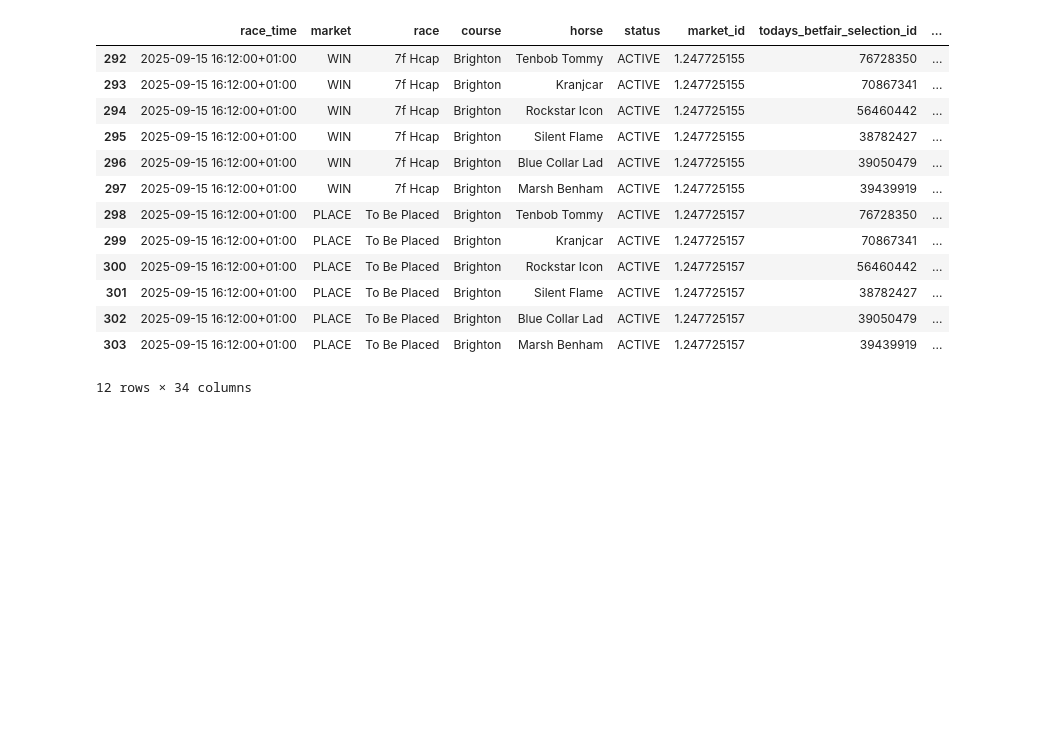
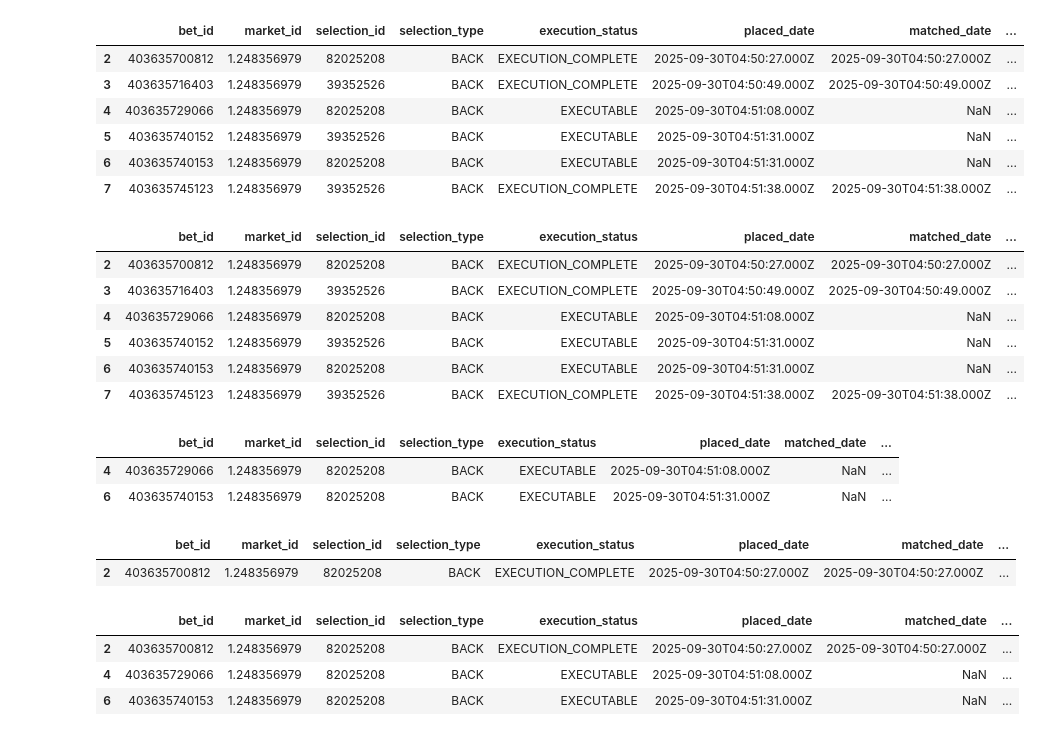
Before and after one commit to twattley/racing-api-project, a Jupyter notebook: notebooks/bf_client.ipynb, the cells around one changed output. Saved outputs shown, nothing was run; the diff lists cells and outputs as text; code cells hidden in the pictures; blank space fills up the shorter version.

```diff
--- a/notebooks/bf_client.ipynb
+++ b/notebooks/bf_client.ipynb
@@ -32,6 +46,0 @@ bf_client.get_past_orders_by_date_range(start, end)
-# %%
-current_orders = bf_client.get_current_orders()
-# %%
-current_orders = current_orders[
-    current_orders["execution_status"] == "EXECUTION_COMPLETE"
-]
@@ -66,17 +47,14 @@ Length: 7, dtype: datetime64[ns, Europe/London]
-# %%
-bf[bf['race_time']== '2025-09-15 16:12:00+01:00']
-# %% [output]
-|  | race_time | market | race | course | horse | status | market_id | todays_betfair_selection_id | ... |
-| 292 | 2025-09-15 16:12:00+01:00 | WIN | 7f Hcap | Brighton | Tenbob Tommy | ACTIVE | 1.247725155 | 76728350 | ... |
-| 293 | 2025-09-15 16:12:00+01:00 | WIN | 7f Hcap | Brighton | Kranjcar | ACTIVE | 1.247725155 | 70867341 | ... |
-| 294 | 2025-09-15 16:12:00+01:00 | WIN | 7f Hcap | Brighton | Rockstar Icon | ACTIVE | 1.247725155 | 56460442 | ... |
-| 295 | 2025-09-15 16:12:00+01:00 | WIN | 7f Hcap | Brighton | Silent Flame | ACTIVE | 1.247725155 | 38782427 | ... |
-| 296 | 2025-09-15 16:12:00+01:00 | WIN | 7f Hcap | Brighton | Blue Collar Lad | ACTIVE | 1.247725155 | 39050479 | ... |
-| 297 | 2025-09-15 16:12:00+01:00 | WIN | 7f Hcap | Brighton | Marsh Benham | ACTIVE | 1.247725155 | 39439919 | ... |
-| 298 | 2025-09-15 16:12:00+01:00 | PLACE | To Be Placed | Brighton | Tenbob Tommy | ACTIVE | 1.247725157 | 76728350 | ... |
-| 299 | 2025-09-15 16:12:00+01:00 | PLACE | To Be Placed | Brighton | Kranjcar | ACTIVE | 1.247725157 | 70867341 | ... |
-| 300 | 2025-09-15 16:12:00+01:00 | PLACE | To Be Placed | Brighton | Rockstar Icon | ACTIVE | 1.247725157 | 56460442 | ... |
-| 301 | 2025-09-15 16:12:00+01:00 | PLACE | To Be Placed | Brighton | Silent Flame | ACTIVE | 1.247725157 | 38782427 | ... |
-| 302 | 2025-09-15 16:12:00+01:00 | PLACE | To Be Placed | Brighton | Blue Collar Lad | ACTIVE | 1.247725157 | 39050479 | ... |
-| 303 | 2025-09-15 16:12:00+01:00 | PLACE | To Be Placed | Brighton | Marsh Benham | ACTIVE | 1.247725157 | 39439919 | ... |
-12 rows × 34 columns
+# %%
+# current_orders = bf_client.get_current_orders()
+prem = ['402856430993', '403044245441']
+cf = current_orders[~current_orders['bet_id'].isin(prem)]
+# %%
+cf
+# %% [output]
+|  | bet_id | market_id | selection_id | selection_type | execution_status | placed_date | matched_date | ... |
+| 2 | 403635700812 | 1.248356979 | 82025208 | BACK | EXECUTION_COMPLETE | 2025-09-30T04:50:27.000Z | 2025-09-30T04:50:27.000Z | ... |
+| 3 | 403635716403 | 1.248356979 | 39352526 | BACK | EXECUTION_COMPLETE | 2025-09-30T04:50:49.000Z | 2025-09-30T04:50:49.000Z | ... |
+| 4 | 403635729066 | 1.248356979 | 82025208 | BACK | EXECUTABLE | 2025-09-30T04:51:08.000Z | NaN | ... |
+| 5 | 403635740152 | 1.248356979 | 39352526 | BACK | EXECUTABLE | 2025-09-30T04:51:31.000Z | NaN | ... |
+| 6 | 403635740153 | 1.248356979 | 82025208 | BACK | EXECUTABLE | 2025-09-30T04:51:31.000Z | NaN | ... |
+| 7 | 403635745123 | 1.248356979 | 39352526 | BACK | EXECUTION_COMPLETE | 2025-09-30T04:51:38.000Z | 2025-09-30T04:51:38.000Z | ... |
@@ -82,0 +79,28 @@ bf[bf['race_time']== '2025-09-15 16:12:00+01:00']
+# %%
+cf
+# %% [output]
+|  | bet_id | market_id | selection_id | selection_type | execution_status | placed_date | matched_date | ... |
+| 2 | 403635700812 | 1.248356979 | 82025208 | BACK | EXECUTION_COMPLETE | 2025-09-30T04:50:27.000Z | 2025-09-30T04:50:27.000Z | ... |
+| 3 | 403635716403 | 1.248356979 | 39352526 | BACK | EXECUTION_COMPLETE | 2025-09-30T04:50:49.000Z | 2025-09-30T04:50:49.000Z | ... |
+| 4 | 403635729066 | 1.248356979 | 82025208 | BACK | EXECUTABLE | 2025-09-30T04:51:08.000Z | NaN | ... |
+| 5 | 403635740152 | 1.248356979 | 39352526 | BACK | EXECUTABLE | 2025-09-30T04:51:31.000Z | NaN | ... |
+| 6 | 403635740153 | 1.248356979 | 82025208 | BACK | EXECUTABLE | 2025-09-30T04:51:31.000Z | NaN | ... |
+| 7 | 403635745123 | 1.248356979 | 39352526 | BACK | EXECUTION_COMPLETE | 2025-09-30T04:51:38.000Z | 2025-09-30T04:51:38.000Z | ... |
+# %%
+ex
+# %% [output]
+|  | bet_id | market_id | selection_id | selection_type | execution_status | placed_date | matched_date | ... |
+| 4 | 403635729066 | 1.248356979 | 82025208 | BACK | EXECUTABLE | 2025-09-30T04:51:08.000Z | NaN | ... |
+| 6 | 403635740153 | 1.248356979 | 82025208 | BACK | EXECUTABLE | 2025-09-30T04:51:31.000Z | NaN | ... |
+# %%
+ec
+# %% [output]
+|  | bet_id | market_id | selection_id | selection_type | execution_status | placed_date | matched_date | ... |
+| 2 | 403635700812 | 1.248356979 | 82025208 | BACK | EXECUTION_COMPLETE | 2025-09-30T04:50:27.000Z | 2025-09-30T04:50:27.000Z | ... |
+# %%
+bd
+# %% [output]
+|  | bet_id | market_id | selection_id | selection_type | execution_status | placed_date | matched_date | ... |
+| 2 | 403635700812 | 1.248356979 | 82025208 | BACK | EXECUTION_COMPLETE | 2025-09-30T04:50:27.000Z | 2025-09-30T04:50:27.000Z | ... |
+| 4 | 403635729066 | 1.248356979 | 82025208 | BACK | EXECUTABLE | 2025-09-30T04:51:08.000Z | NaN | ... |
+| 6 | 403635740153 | 1.248356979 | 82025208 | BACK | EXECUTABLE | 2025-09-30T04:51:31.000Z | NaN | ... |
```
Also changed, not shown: parts of 17 cells of this notebook, 8 other files.
